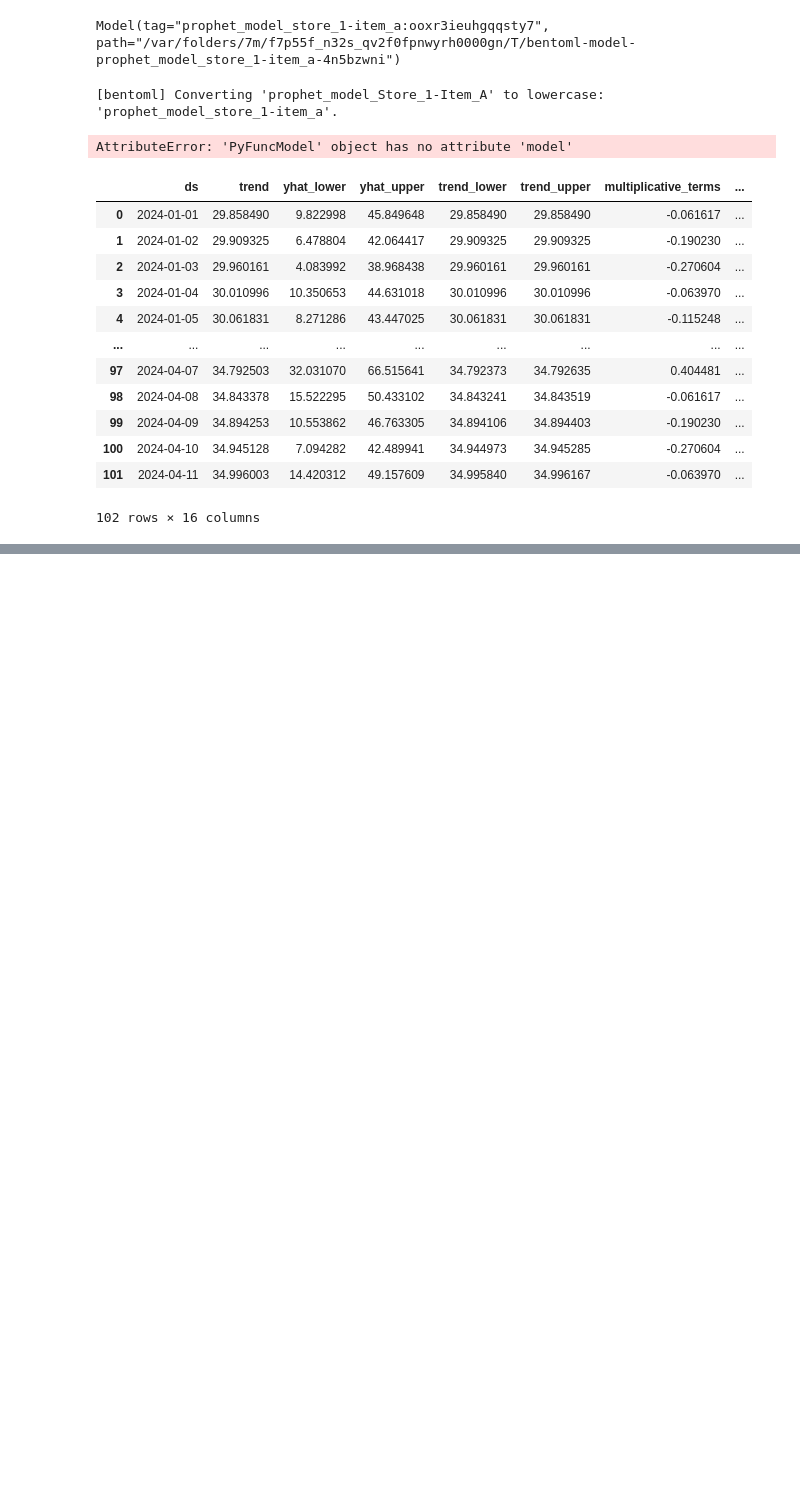
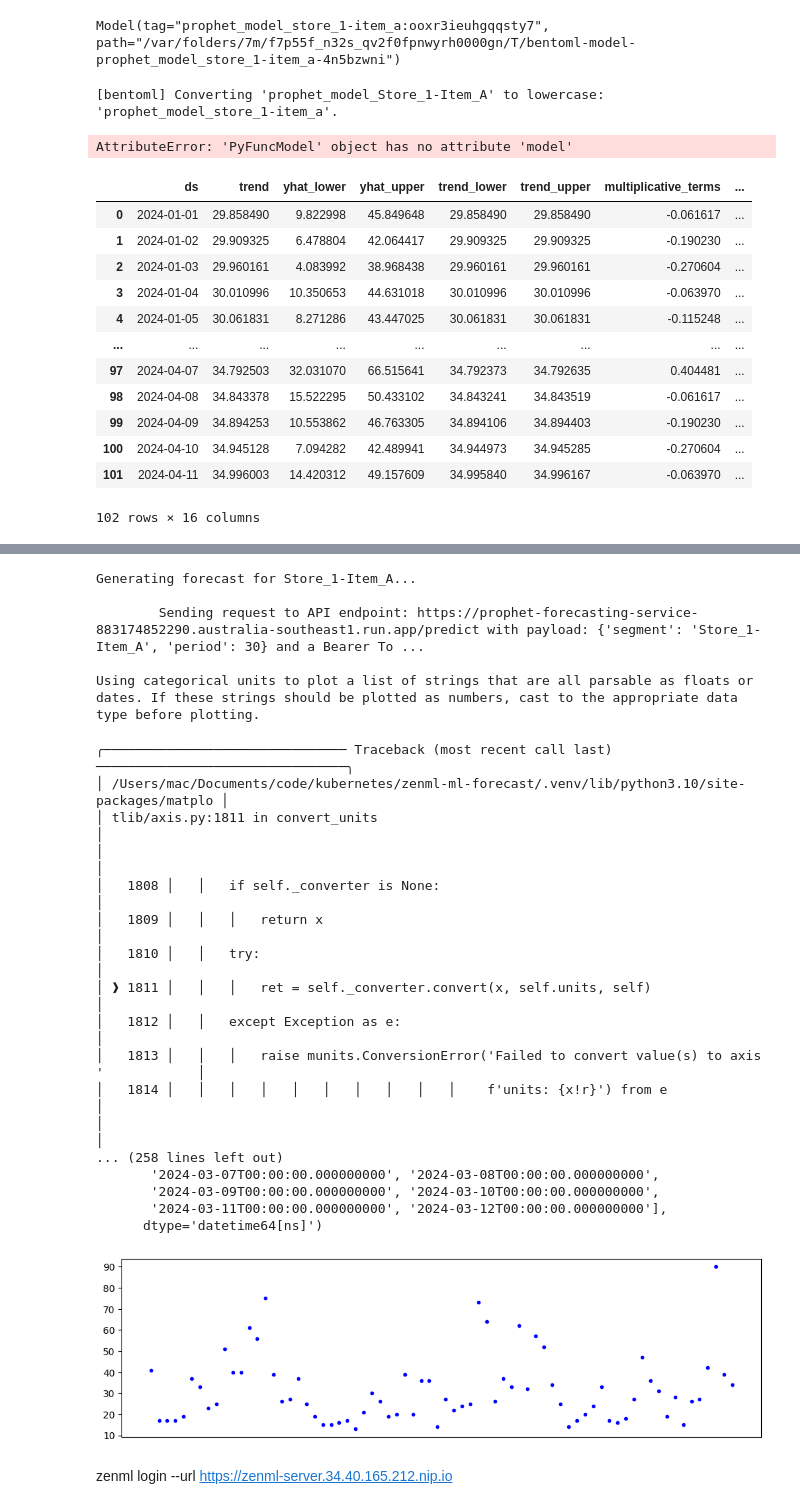
Before and after one commit to Philippe-Neveux/zenml-ml-forecast, a Jupyter notebook: notebooks/debug.ipynb, the cells around one changed output, grey strips where cells are left out. Cells and saved outputs as stored; diff of their text form; code cells hidden in the pictures; blank space fills up the shorter version.

Commit message:
update service.py

```diff
--- a/notebooks/debug.ipynb
+++ b/notebooks/debug.ipynb
@@ -102,0 +193,57 @@ futur['constant'] = 1
+# %%
+from zenml.materializers.built_in_materializer import BuiltInContainerMaterializer
+
+artifact_path_train_data_dict="gs://zenml-472221-zenml-artifacts/ml_forecast/preprocess_data/training_data/b84e71d0-8024-4924-ac03-42f0ba96a323/a111eb87"
+artifact_path_series_ids="gs://zenml-472221-zenml-artifacts/ml_forecast/preprocess_data/series_identifiers/b84e71d0-8024-4924-ac03-42f0ba96a323/aef40da6"
+
+train_data_dict = BuiltInContainerMaterializer(
+    uri=artifact_path_train_data_dict
+).load(data_type=dict)
+
+series_ids = BuiltInContainerMaterializer(
+    uri=artifact_path_series_ids
+).load(data_type=list)
+# %%
+import os
+from zenml_ml_forecast.steps.predictor import generate_forecasts_from_api
+
+from dotenv import load_dotenv
+
+load_dotenv()
+
+
+key_file = os.getenv("CLOUD_RUN_API_KEY_PATH")
+os.environ["GOOGLE_APPLICATION_CREDENTIALS"] = os.getenv("CLOUD_RUN_API_KEY_PATH")
+
+
+forecasts_by_series, combined_forecast, forecast_dashboard = generate_forecasts_from_api(
+    train_data_dict,
+    series_ids,
+    forecast_periods=30
+)
+# %% [output]
+Generating forecast for Store_1-Item_A...
+
+        Sending request to API endpoint: https://prophet-forecasting-service-883174852290.australia-southeast1.run.app/predict with payload: {'segment': 'Store_1-Item_A', 'period': 30} and a Bearer To ...
+
+Using categorical units to plot a list of strings that are all parsable as floats or dates. If these strings should be plotted as numbers, cast to the appropriate data type before plotting.
+╭─────────────────────────────── Traceback (most recent call last) ────────────────────────────────╮
+│ /Users/mac/Documents/code/kubernetes/zenml-ml-forecast/.venv/lib/python3.10/site-packages/matplo │
+│ tlib/axis.py:1811 in convert_units                                                               │
+│                                                                                                  │
+│   1808 │   │   if self._converter is None:                                                       │
+│   1809 │   │   │   return x                                                                      │
+│   1810 │   │   try:                                                                              │
+│ ❱ 1811 │   │   │   ret = self._converter.convert(x, self.units, self)                            │
+│   1812 │   │   except Exception as e:                                                            │
+│   1813 │   │   │   raise munits.ConversionError('Failed to convert value(s) to axis '            │
+│   1814 │   │   │   │   │   │   │   │   │   │    f'units: {x!r}') from e                          │
+│                                                                                                  │
+... (258 lines left out)
+       '2024-03-07T00:00:00.000000000', '2024-03-08T00:00:00.000000000',
+       '2024-03-09T00:00:00.000000000', '2024-03-10T00:00:00.000000000',
+       '2024-03-11T00:00:00.000000000', '2024-03-12T00:00:00.000000000'],
+      dtype='datetime64[ns]')
+[figure, added]
+# %% [markdown]
+zenml login --url https://zenml-server.34.40.165.212.nip.io
```
Also changed, not shown: parts of 7 cells of this notebook, 7 other files.
